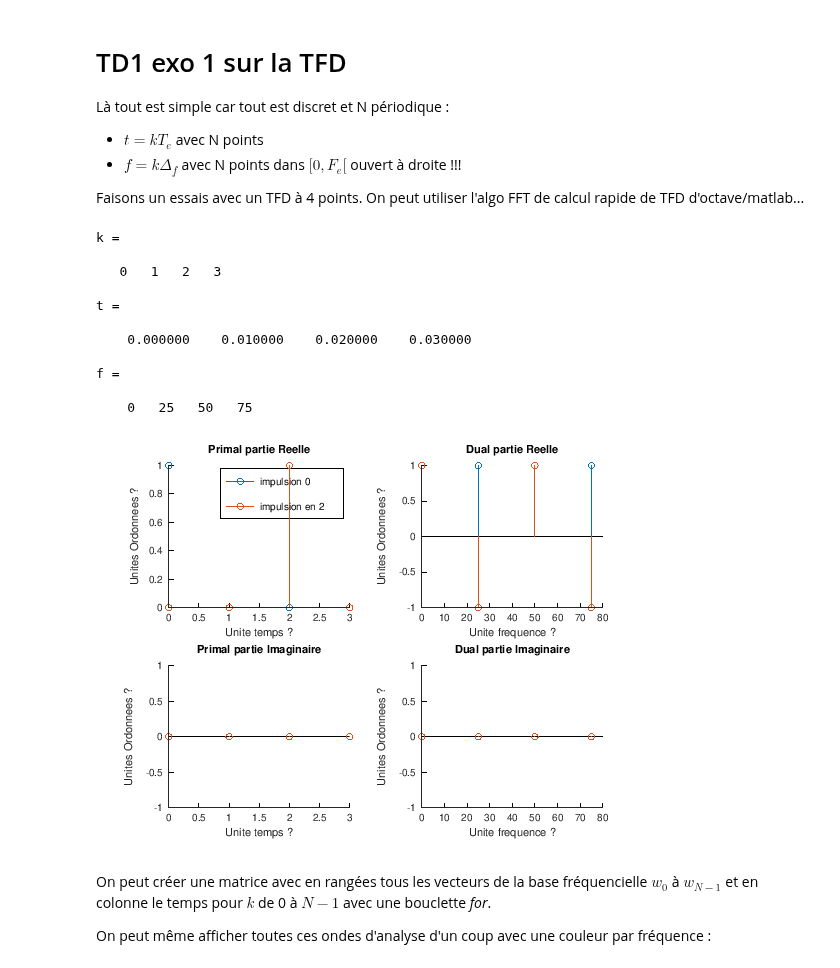
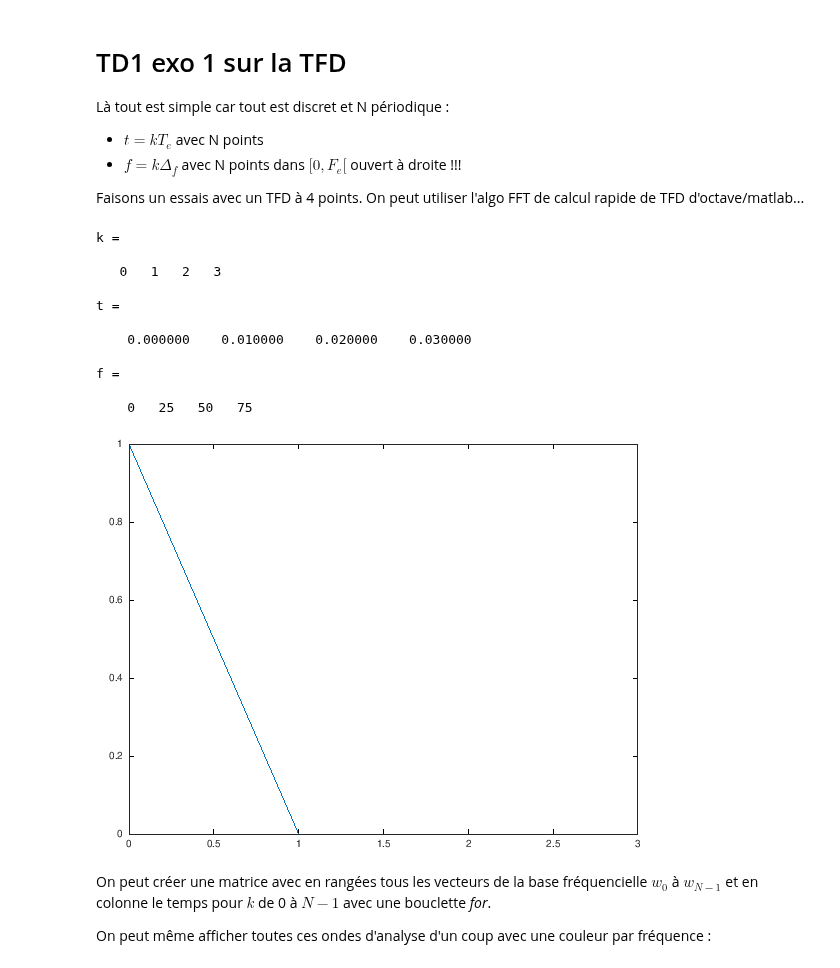
Before and after one commit to balaise31/Signal, a Jupyter notebook: discret/td/td1_exo1_tfd.ipynb, the cells around one changed output. Saved outputs shown, nothing was run; the diff lists cells and outputs as text; code cells hidden in the pictures.

```diff
--- a/discret/td/td1_exo1_tfd.ipynb
+++ b/discret/td/td1_exo1_tfd.ipynb
@@ -8,41 +8,41 @@ Là tout est simple car tout est discret et N périodique :
 
 Faisons un essais avec un TFD à 4 points. On peut utiliser l'algo FFT de calcul rapide de TFD d'octave/matlab...
 # %%
+%%octave
+%plot -f png -w 60
+
 clear all;
 close all;
 
 N=4;
 Fe=100; Te = 1/Fe;
 k=(1:N)-1   %astuce pour fair eun vecteur de 0 à ?? avec N points...
 t=k*Te
 
-Df=Fe/N ; n=k; f = n*Df; % Et oui le n des fréquence et le k du temporel ont la même dimention
+Df=Fe/N ; n=k; f = n*Df; % Et oui le n des fréquences et le k du temporel ont la même dimention
 f
 
 % on crée les signaux comme avant
 delta = @(k) k==0 ; % impulsion unité discrète (astuce vaut 1 quand vrai)
 x1 = delta(k);
 l=2;xl = delta(k-l);
 
+
+
+
 % on appelle fft directement pour avoir la tfd sur N points
 % car les signaux ont N points
-plot_dual([k; k],"Unite temps ?",
-        [x1;xl],"Unites Ordonnees ?",
-        [f;f],"Unite frequence ?",
-        [fft(x1); fft(xl)],"Unites Ordonnees ?",
-        ["impulsion 0";"impulsion en 2"],
-        primalDiscret=true,
-        dualDiscret=true)
+plot(k, x1)
 # %% [output]
 k =
 
    0   1   2   3
 
 t =
 
     0.000000    0.010000    0.020000    0.030000
 
 f =
 
     0   25   50   75
-[figure, old version]
+[figure, new version]
```
Also changed, not shown: parts of 2 cells of this notebook, 3 other files.
